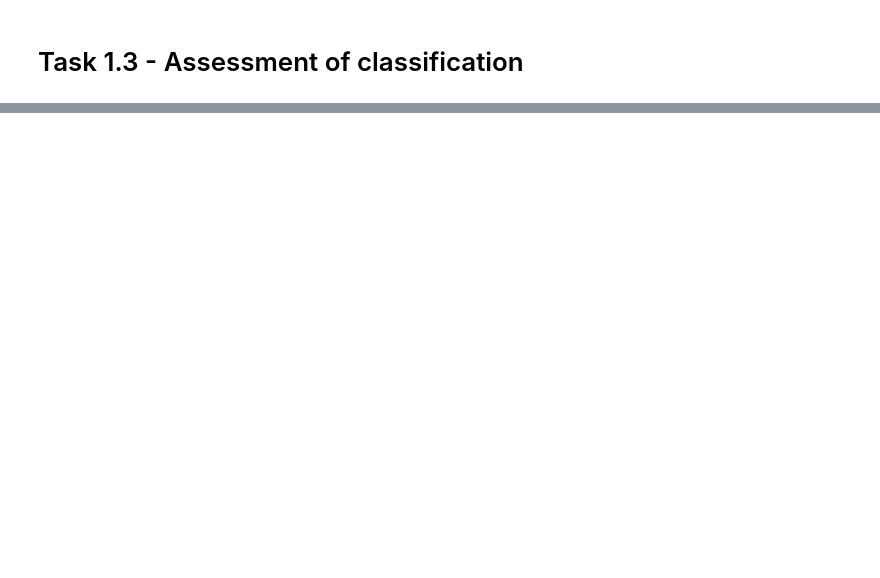
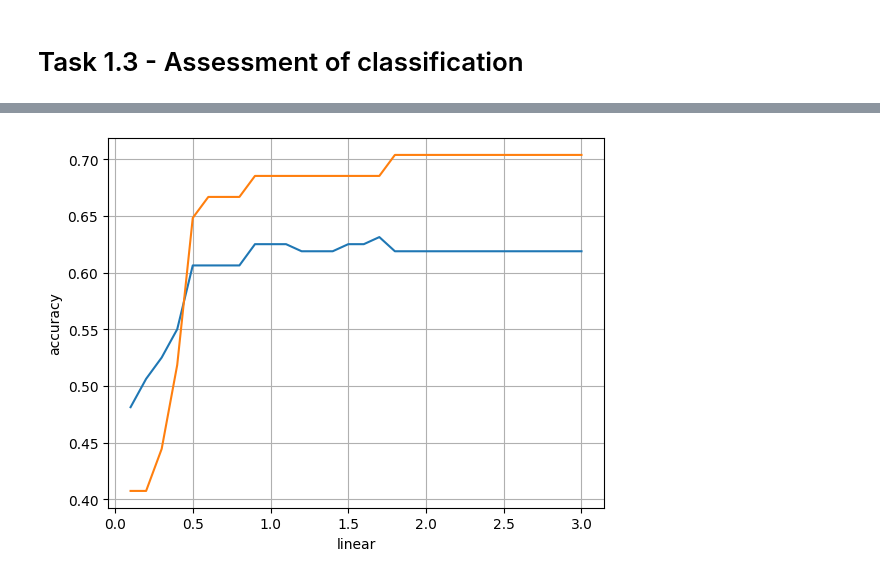
Before and after one commit to MichaelHooper36/COMP2002---Machine-Learning-and-Optimisation, a Jupyter notebook: Source Code/COMP2002Assessment.ipynb, the cells around one changed output, grey strips where cells are left out. Saved outputs shown, nothing was run; the diff lists cells and outputs as text; code cells hidden in the pictures; blank space fills up the shorter version.

```diff
--- a/Source Code/COMP2002Assessment.ipynb
+++ b/Source Code/COMP2002Assessment.ipynb
@@ -106,2 +116,23 @@ trainAccuracy=0.55 train accuracy testAccuracy=0.61 test accuracy
 # %% [markdown]
 # Task 1.3 - Assessment of classification
+# %%
+l_range = np.arange(0.1, 3.1, 0.1)
+l_scores = []
+l_testscores = []
+for l in l_range:
+    classifier = SVC(kernel='linear', C=l)
+    classifier.fit(xtrain, ttrain)
+    lytrain = classifier.predict(xtrain)
+    lytest = classifier.predict(xtest)
+    l_scores.append(accuracy_score(ttrain, lytrain))
+    l_testscores.append(accuracy_score(ttest, lytest))
+
+
+plt.figure()
+plt.grid()
+plt.xlabel('linear')
+plt.ylabel('accuracy')
+plt.plot(l_range, l_scores)
+plt.plot(l_range, l_testscores)
+plt.xticks ([0, 0.5, 1.0, 1.5, 2.0, 2.5, 3.0])
+plt.show()
@@ -107,0 +141,23 @@ trainAccuracy=0.55 train accuracy testAccuracy=0.61 test accuracy
+# %%
+p2_range = np.arange(0.1, 3.1, 0.1)
+p2_scores = []
+p2_testscores = []
+for p2 in p2_range:
+    classifier = SVC(kernel='poly', degree=2, C=p2, gamma=p2)
+    classifier.fit(xtrain, ttrain)
+    p2ytrain = classifier.predict(xtrain)
+    p2ytest = classifier.predict(xtest)
+    p2_scores.append(accuracy_score(ttrain, p2ytrain))
+    p2_testscores.append(accuracy_score(ttest, p2ytest))
+
+
+plt.figure()
+plt.grid()
+plt.xlabel('linear')
+plt.ylabel('accuracy')
+plt.plot(p2_range, p2_scores)
+plt.plot(p2_range, p2_testscores)
+plt.xticks ([0, 0.5, 1.0, 1.5, 2.0, 2.5, 3.0])
+plt.show()
+# %% [output]
+[figure, added]
```
Also changed, not shown: parts of 7 cells of this notebook.
